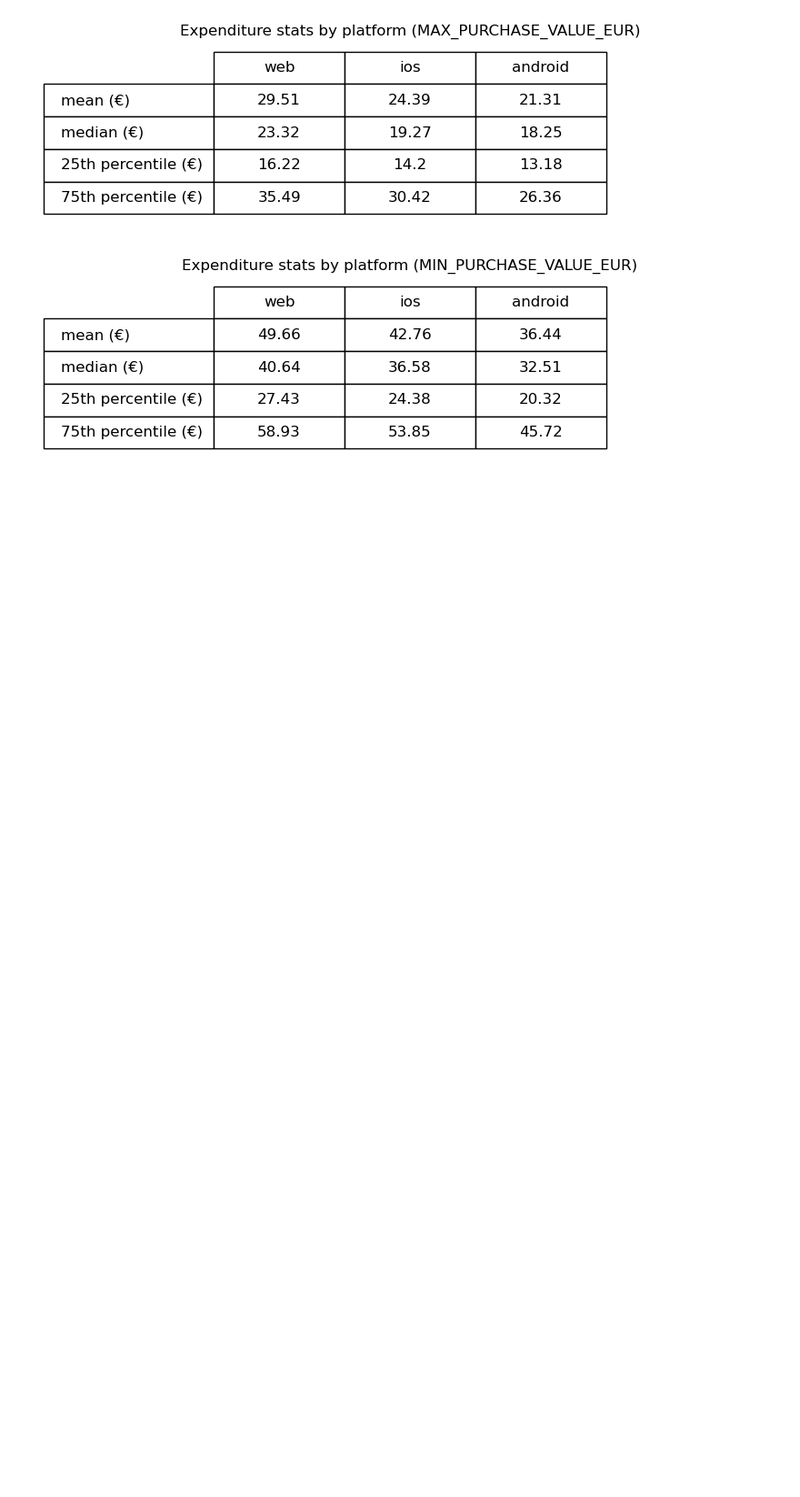
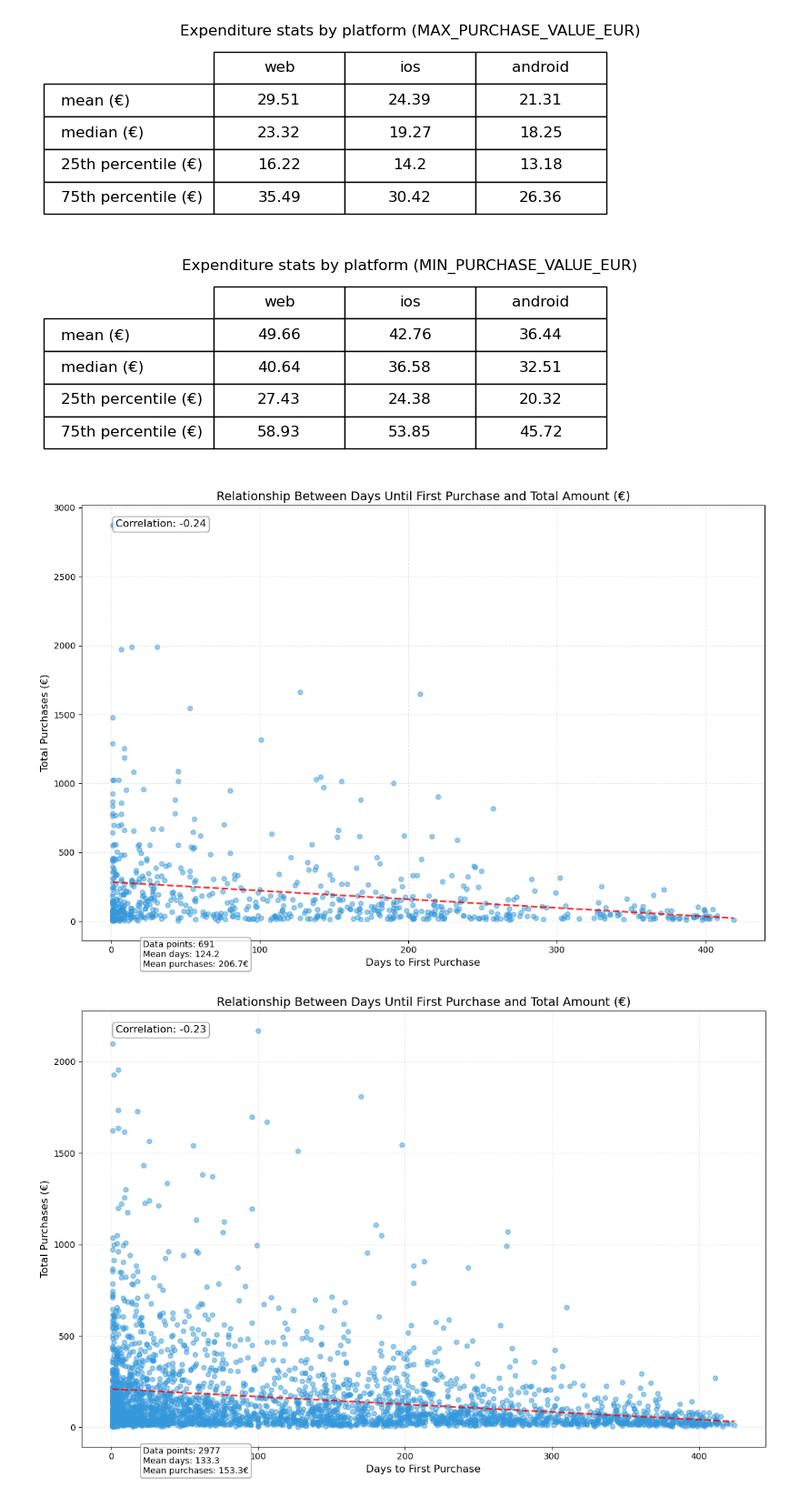
Before and after one commit to FjjDessoyCaraballo/restaurant-data, a Jupyter notebook: task2/notebook.ipynb, the cells around one changed output. Shown at 91% size. Cells and saved outputs as stored; diff of their text form; code cells hidden in the pictures; blank space fills up the shorter version.

Commit message:
feature: added scatterplot for relationship between days until first purchase and total amount

```diff
--- a/task2/notebook.ipynb
+++ b/task2/notebook.ipynb
@@ -45,3 +45,14 @@ plotPurchaseTable(minDataFrame, "(MIN_PURCHASE_VALUE_EUR)")
 # %% [output]
 [figure]
 [figure]
+# %%
+from osSpending import scatterPlotTotalPurchases
+from parsing import parseDf
+
+scatterplot = parseDf()
+scatterPlotTotalPurchases(scatterplot, "web")
+scatterPlotTotalPurchases(scatterplot, "ios")
+scatterPlotTotalPurchases(scatterplot, "android")
+# %% [output]
+[figure, added]
+[figure, added]
```
Also changed, not shown: parts of 1 cell of this notebook, 3 other files.
